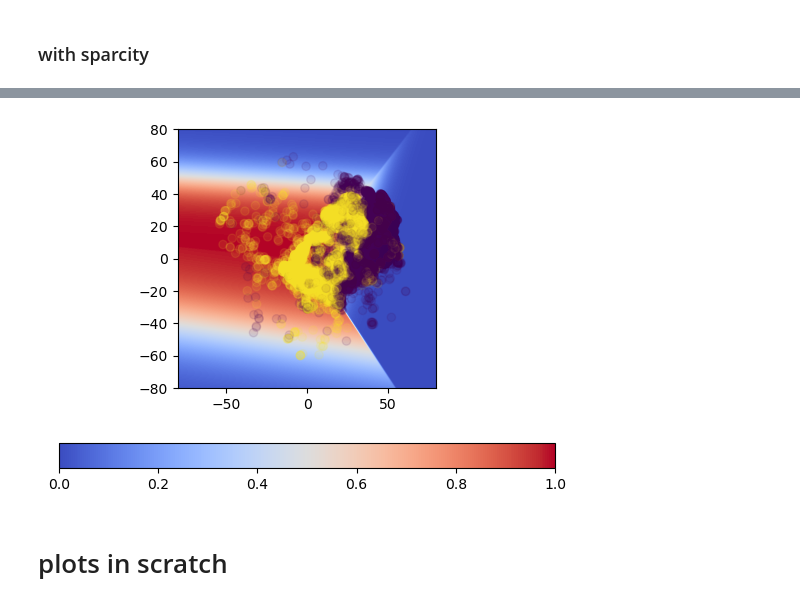
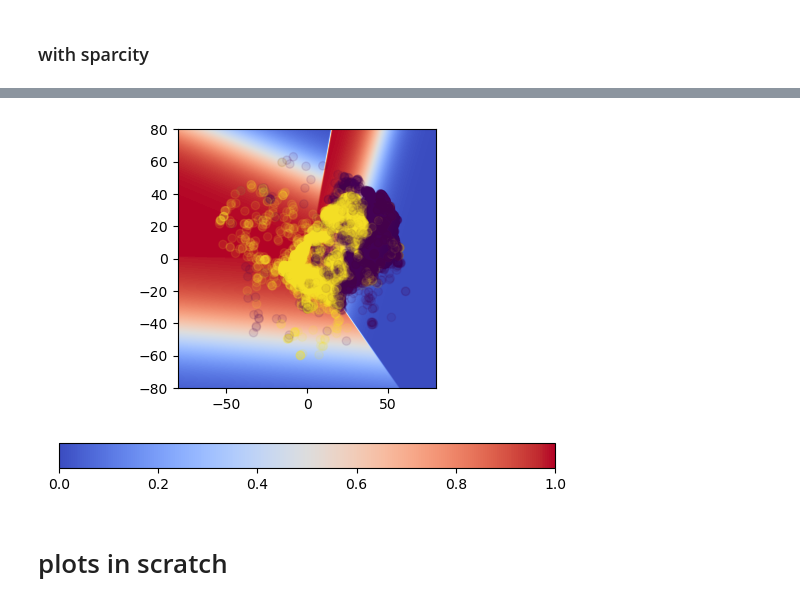
Before and after one commit to scotsun/clear-vae, a Jupyter notebook: simulation/moe.ipynb, the cells around one changed output, grey strips where cells are left out. Saved outputs shown, nothing was run; the diff lists cells and outputs as text; code cells hidden in the pictures.

```diff
--- a/simulation/moe.ipynb
+++ b/simulation/moe.ipynb
@@ -135,8 +138,8 @@ test_dl = DataLoader(test, batch_size=32, shuffle=True)
 
 train.data[:1000, 1].std()
 # %%
-dat = DummyDataset("../mnist_latent.csv")
-dat.data[:, 0] = (dat.data[:, 0] == 1).to(torch.float32) # make binary
+dat = DummyDataset("../mnist_latent_tsne.csv")
+dat.data[:, 0] = (dat.data[:, 0] == 5).to(torch.float32) # make binary
 dat.data = dat.data[:, [0, -2, -1]]
 dl = DataLoader(dat, 128, shuffle=False)
 # %% [markdown]
@@ -165,0 +163,3 @@ visualize_expert_decisions(model, (-5, 5), 100)
+# %%
+c = 80
+visualize_expert_decisions(model, (-c, c), 100)
@@ -166,5 +170,4 @@ visualize_expert_decisions(model, (-5, 5), 100)
 # %%
-c = 5
 xs = torch.linspace(start=-c, end=c, steps=1000)
 ys = torch.linspace(start=-c, end=c, steps=1000)
 p = model(torch.cartesian_prod(xs, ys))[0].detach()
@@ -189,8 +192,8 @@ plt.show()
 # %% [markdown]
 ### with sparcity
 # %%
-sparse_model = MultiExpertModel(input_dim=2, num_expert=6)
-sparse_model.train(dl=dl, sparse_lambda=10)
+sparse_model = MultiExpertModel(input_dim=2, num_expert=10)
+sparse_model.train(dl=dl, sparse_lambda=10, epochs=101)
 # %%
 for name, param in sparse_model.named_parameters():
 	print(name, param)
@@ -236,25 +237,25 @@ visualize_expert_decisions(sparse_model, (-5, 5), 100)
 # %%
-xs = torch.linspace(start=-80, end=80, steps=1000)
-ys = torch.linspace(start=-80, end=80, steps=1000)
+xs = torch.linspace(start=-c, end=c, steps=1000)
+ys = torch.linspace(start=-c, end=c, steps=1000)
 p = sparse_model(torch.cartesian_prod(xs, ys))[0].detach()
 fig, ax = plt.subplots()
 im = ax.imshow(
 	p.reshape(1000, 1000).T,
-	extent=[-80, 80, 80, -80],
+	extent=[-c, c, c, -c],
 	vmin=0, vmax=1, cmap=cm.coolwarm
 )
 ax.invert_yaxis()
 fig.colorbar(im, ax=ax, orientation='horizontal')
 idx = sparse_model(dl.dataset.data[:, 1:])[0].detach() > 0.5
 plt.scatter(
 	x=dat.data[:, 1],
 	y=dat.data[:, 2],
 	c=dat.data[:, 0],
 	alpha=0.1
 )
 plt.show()
 # %% [output]
-[figure, old version]
+[figure, new version]
 # %% [markdown]
 # plots in scratch
 # %%
```
Also changed, not shown: parts of 12 cells of this notebook, 1 other file.
